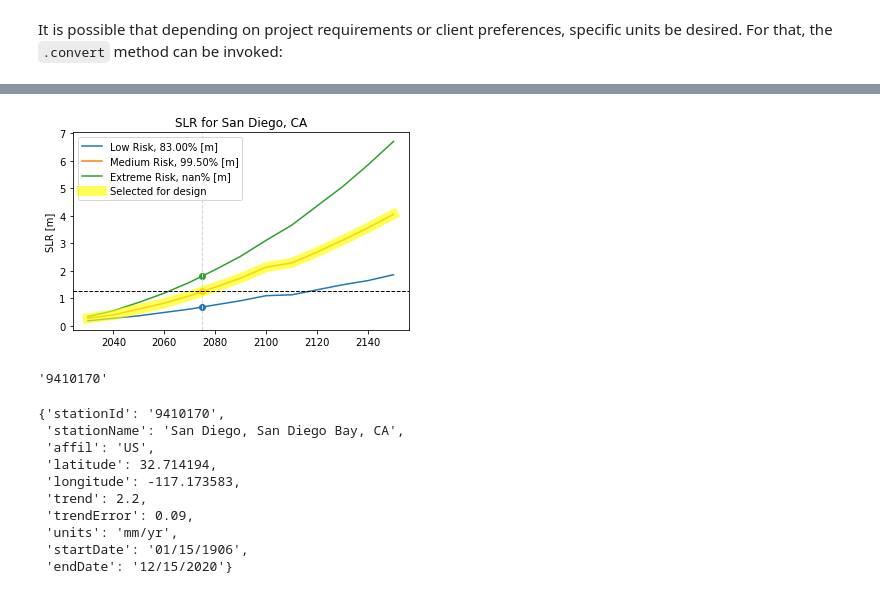
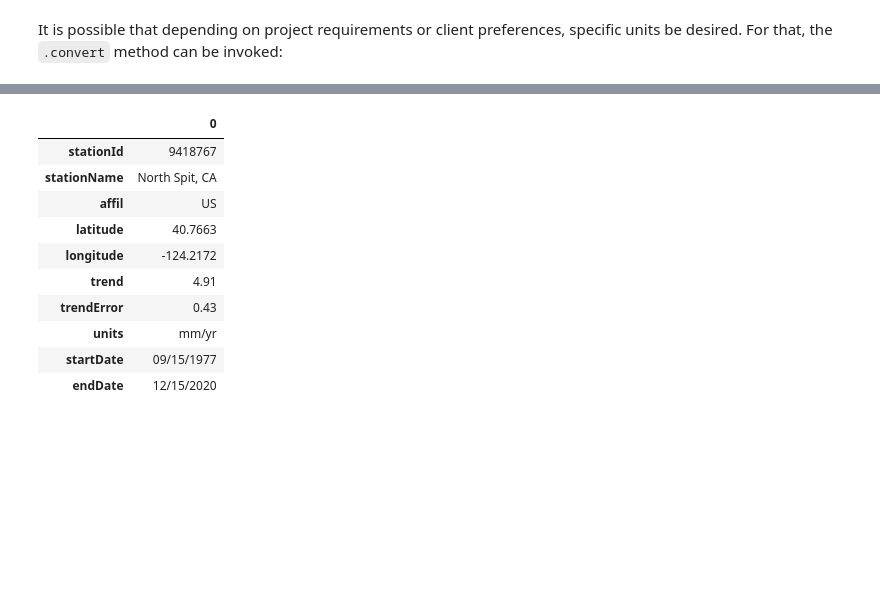
Before and after one commit to jtoilliez/slr, a Jupyter notebook: notebooks/notebook.ipynb, the cells around one changed output, grey strips where cells are left out. Cells and saved outputs as stored; diff of their text form; code cells hidden in the pictures; blank space fills up the shorter version.

```diff
--- a/notebooks/notebook.ipynb
+++ b/notebooks/notebook.ipynb
@@ -102,15 +73,3 @@ sd.by_horizon_year(horizon_year=2045, merge=True)
-# %%
-# Display a base figure using the builtin method
-ax = sd.plot(horizon_year=2075)
-# Highlight the specific Scenario item retained for design
-ax.plot(sd[1].data.x, sd[1].data.y, c='yellow', label='Selected for design', lw=10, alpha=.65)
-# Use the builtin class method to estimate SLR by the horizon year
-ax.axhline(y=sd[1].by_horizon_year(horizon_year=2075), c='k', ls='--', lw=1)
-# Update the legend
-plt.legend()
-plt.tight_layout()
-# %% [output]
-[figure, removed]
 # %%
 # Grab the value by a certain date, and display as a probability distribution;
 # useful when discussing probabilities with SLR projections.
@@ -128,8 +87 @@ df_dist = (
 )
-# %%
-# Other idea: get the information directly from the NOAA Station using the COOPS ID
-# Provide option to display the historical trend and superimpose projections
-# Could be useful.
-sd.station_ID
-# %% [output]
-'9410170'
@@ -138,2 +88,2 @@ from slr.connect import HistoricalSLR
 # %%
-hslr = HistoricalSLR(station_ID=sd.station_ID, units='m')
+hslr = slr.HistoricalSLR(station_ID=ns.station_ID, units='ft')
@@ -142,13 +90,17 @@ dat_ = hslr.historical_trend()
-# %%
-dat_[0]
-# %% [output]
-{'stationId': '9410170',
- 'stationName': 'San Diego, San Diego Bay, CA',
- 'affil': 'US',
- 'latitude': 32.714194,
- 'longitude': -117.173583,
- 'trend': 2.2,
- 'trendError': 0.09,
- 'units': 'mm/yr',
- 'startDate': '01/15/1906',
- 'endDate': '12/15/2020'}
+# %%
+pd.DataFrame.from_dict(
+    data=hslr._data,
+    orient='index'
+)
+# %% [output]
+|  | 0 |
+| stationId | 9418767 |
+| stationName | North Spit, CA |
+| affil | US |
+| latitude | 40.7663 |
+| longitude | -124.2172 |
+| trend | 4.91 |
+| trendError | 0.43 |
+| units | mm/yr |
+| startDate | 09/15/1977 |
+| endDate | 12/15/2020 |
```
Also changed, not shown: parts of 16 cells of this notebook, 5 other files.
